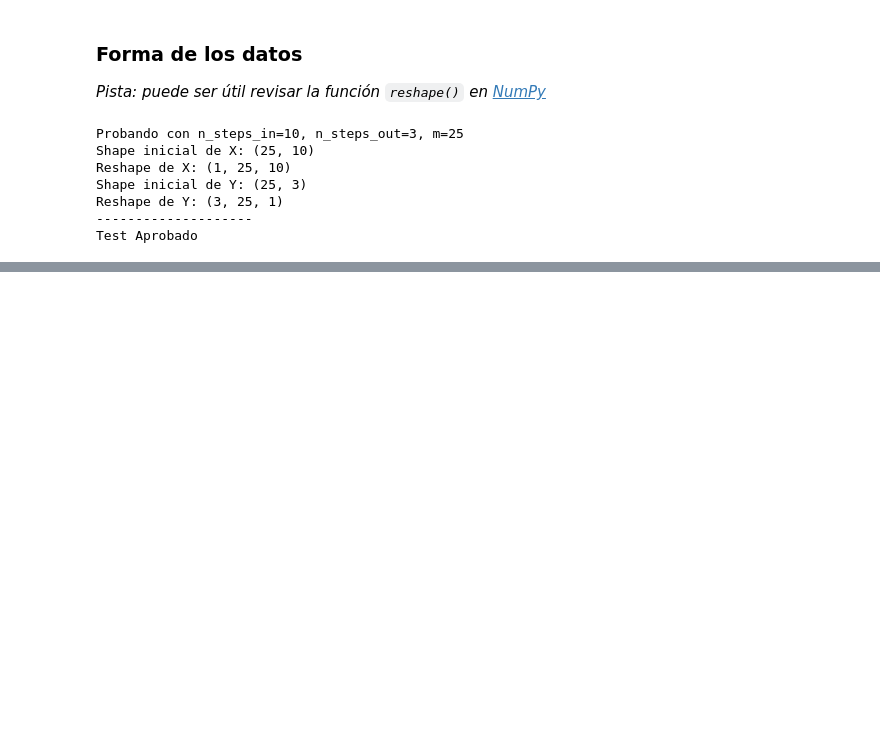
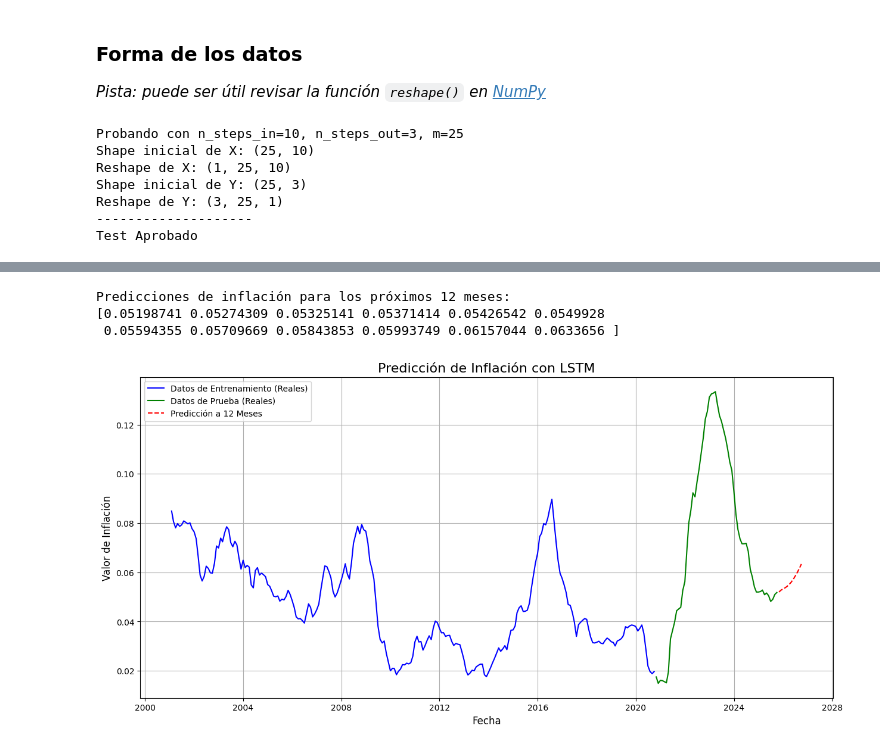
Before and after one commit to MateoOrtiz001/Laboratory-LSTM-GRU-Inflation, a Jupyter notebook: Laboratorio_LSTM_GRU_Inflacion.ipynb, the cells around one changed output, grey strips where cells are left out. Saved outputs shown, nothing was run; the diff lists cells and outputs as text; code cells hidden in the pictures; blank space fills up the shorter version.

```diff
--- a/Laboratorio_LSTM_GRU_Inflacion.ipynb
+++ b/Laboratorio_LSTM_GRU_Inflacion.ipynb
@@ -250,0 +286,3 @@ Test Aprobado
+# %%
+X_train, y_train = reshape_data(X_train_keras, y_train_keras)
+X_test, y_test = reshape_data(X_test_keras, y_test_keras)
@@ -250,0 +782,67 @@ Test Aprobado
+# %%
+# Tomamos la última ventana de datos conocida del conjunto de prueba
+current_window = X_test[:, -1:, :]
+
+# Lista para guardar las predicciones
+future_LSTM_predictions_scaled = []
+
+# Bucle para predecir 12 pasos hacia adelante
+for i in range(12):
+    # Hacer la predicción
+    next_step_pred_scaled = predict_lstm(current_window, modeloLSTM)
+
+    # Guardar la predicción
+    future_LSTM_predictions_scaled.append(next_step_pred_scaled.flatten()[0])
+
+    # Actualizar la ventana: eliminar el valor más antiguo y añadir la nueva predicción
+    # El reshape es crucial para mantener la forma (1, 1, T_x)
+    new_window_values = np.append(current_window.flatten()[1:], next_step_pred_scaled.flatten())
+    current_window = new_window_values.reshape(1, 1, n_steps_in)
+
+# 4. Des-normalizar las predicciones para verlas en la escala original
+future_LSTM_predictions = scaler.inverse_transform(np.array(future_LSTM_predictions_scaled).reshape(-1, 1))
+
+print("Predicciones de inflación para los próximos 12 meses:")
+print(future_LSTM_predictions.flatten())
+# %% [output]
+Predicciones de inflación para los próximos 12 meses:
+[0.05198741 0.05274309 0.05325141 0.05371414 0.05426542 0.0549928
+ 0.05594355 0.05709669 0.05843853 0.05993749 0.06157044 0.0633656 ]
+# %%
+# Des-normalizar los datos para la gráfica
+y_train_actual = scaler.inverse_transform(y_train_keras.reshape(-1, 1))
+y_test_actual = scaler.inverse_transform(y_test_keras.reshape(-1, 1))
+
+# Crea un índice de fechas para la gráfica
+# Los índices de las secuencias corresponden a la *última* fecha de cada ventana.
+# Por lo tanto, y_train[i] corresponde a data.index[i + n_steps_in].
+start_train_index = n_steps_in
+end_train_index = start_train_index + train_size
+train_dates = data.index[start_train_index:end_train_index]
+
+start_test_index = end_train_index
+end_test_index = start_test_index + len(y_test_keras)
+test_dates = data.index[start_test_index:end_test_index]
+# Crear fechas futuras para las predicciones
+# La primera fecha futura es el mes siguiente a la última fecha de prueba
+future_dates = pd.date_range(start=test_dates[-1], periods=13, freq='ME')[1:]
+# Graficar los resultados
+plt.figure(figsize=(15, 7))
+
+# Datos originales
+plt.plot(train_dates, y_train_actual, label='Datos de Entrenamiento (Reales)', color='blue')
+plt.plot(test_dates, y_test_actual, label='Datos de Prueba (Reales)', color='green')
+
+# Predicciones
+# future_predictions ya está desnormalizado
+plt.plot(future_dates, future_LSTM_predictions.flatten(), label='Predicción a 12 Meses', color='red', linestyle='--')
+
+# Estilo del gráfico
+plt.title('Predicción de Inflación con LSTM', fontsize=16)
+plt.xlabel('Fecha', fontsize=12)
+plt.ylabel('Valor de Inflación', fontsize=12)
+plt.legend()
+plt.grid(True)
+plt.show()
+# %% [output]
+[figure, added]
```
Also changed, not shown: parts of 87 cells of this notebook.
